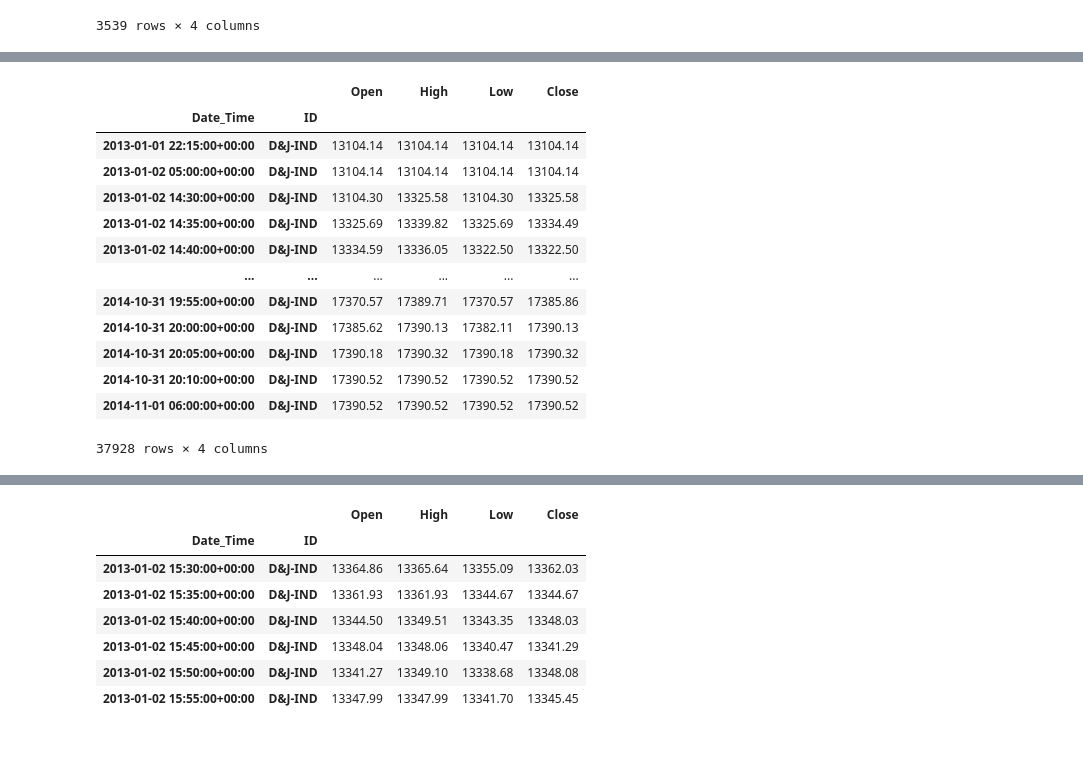
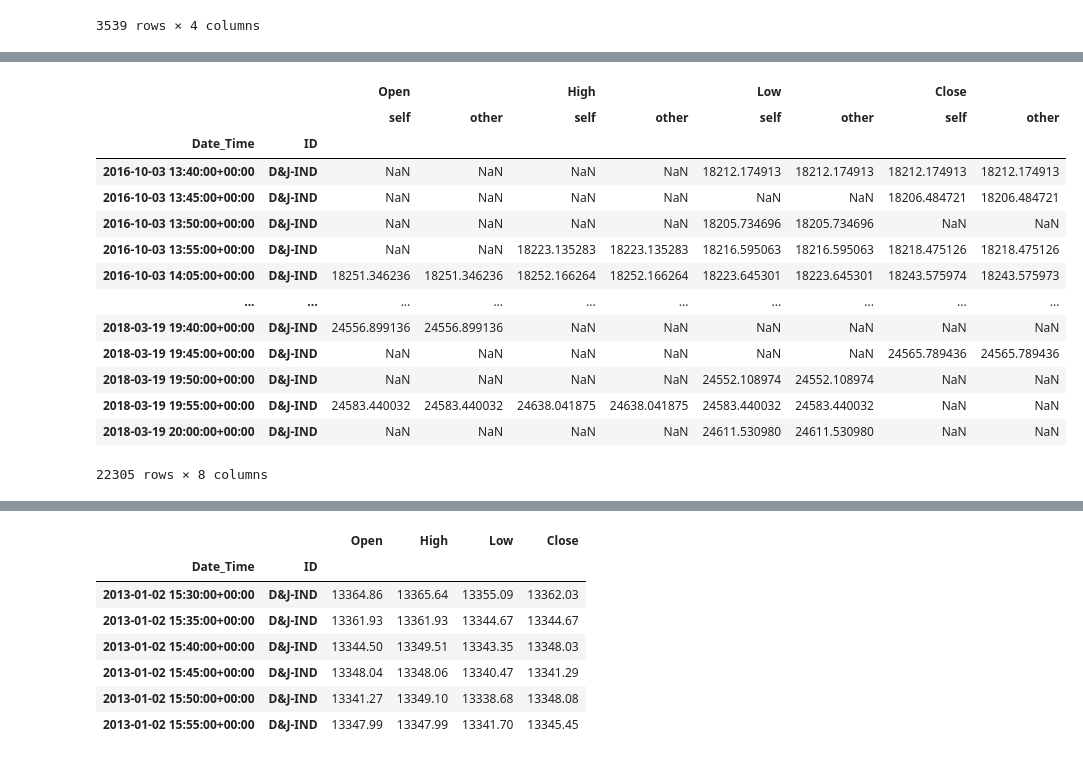
Before and after one commit to cwilko/marketinsights-price-aggregator, a Jupyter notebook: samples/Sandbox.ipynb, the cells around one changed output, grey strips where cells are left out. Cells and saved outputs as stored; diff of their text form; code cells hidden in the pictures.

Commit message:
OHLC parsing precision and Resampling updates

```diff
--- a/samples/Sandbox.ipynb
+++ b/samples/Sandbox.ipynb
@@ -243,7 +297,8 @@ data.loc[pd.IndexSlice[:,:"2016-10-06"],:]
 |  | 2016-10-06 23:00:00+00:00 | 18271.500000 | 18271.500000 | 18242.000000 | 18248.500000 |
 3539 rows × 4 columns
 # %%
-x = pd.read_csv("../datasources/finam/raw/D&J-IND_130101_141231.csv",
+file = "../datasources/finam/raw/D&J-IND_161003_180319.csv"
+x = pd.read_csv(file,
                           index_col=0,
                           parse_dates=[[0,1]],
                           header=None,
@@ -255,8 +310,21 @@ x = pd.read_csv("../datasources/finam/raw/D&J-IND_130101_141231.csv",
                           )
 
 newData = x.assign(ID="D&J-IND").reset_index().set_index(["Date_Time", "ID"]).astype(dtype={"Open": "Float64", "High": "Float64", "Low": "Float64", "Close": "Float64"})[["Open", "High", "Low", "Close"]]
-
 newData = ppl.localize(newData, "US/Eastern", "UTC")
 
-newData.loc[pd.IndexSlice[:"2050-01-01", :],:]
+y = pd.read_csv(file,
+                          index_col=0,
+                          parse_dates=[[0,1]],
+                          header=None,
+                          names=["Date", "Time", "Open", "High", "Low", "Close"],
+                          usecols=range(0, 6),
+                          skiprows=1,
+                          dayfirst=True,
+                          float_precision="high"
+                          )
+
+newData2 = y.assign(ID="D&J-IND").reset_index().set_index(["Date_Time", "ID"]).astype(dtype={"Open": "Float64", "High": "Float64", "Low": "Float64", "Close": "Float64"})[["Open", "High", "Low", "Close"]]
+newData2 = ppl.localize(newData2, "US/Eastern", "UTC")
+
+newData.compare(newData2)
 # %% [output]
@@ -277,18 +332,19 @@ newData.loc[pd.IndexSlice[:"2050-01-01", :],:]
-# %%
-newData[~newData.index.duplicated(keep='first')]
-# %% [output]
-|  |  | Open | High | Low | Close |
-| Date_Time | ID |  |  |  |  |
-| 2013-01-01 22:15:00+00:00 | D&J-IND | 13104.14 | 13104.14 | 13104.14 | 13104.14 |
-| 2013-01-02 05:00:00+00:00 | D&J-IND | 13104.14 | 13104.14 | 13104.14 | 13104.14 |
-| 2013-01-02 14:30:00+00:00 | D&J-IND | 13104.30 | 13325.58 | 13104.30 | 13325.58 |
-| 2013-01-02 14:35:00+00:00 | D&J-IND | 13325.69 | 13339.82 | 13325.69 | 13334.49 |
-| 2013-01-02 14:40:00+00:00 | D&J-IND | 13334.59 | 13336.05 | 13322.50 | 13322.50 |
-| ... | ... | ... | ... | ... | ... |
-| 2014-10-31 19:55:00+00:00 | D&J-IND | 17370.57 | 17389.71 | 17370.57 | 17385.86 |
-| 2014-10-31 20:00:00+00:00 | D&J-IND | 17385.62 | 17390.13 | 17382.11 | 17390.13 |
-| 2014-10-31 20:05:00+00:00 | D&J-IND | 17390.18 | 17390.32 | 17390.18 | 17390.32 |
-| 2014-10-31 20:10:00+00:00 | D&J-IND | 17390.52 | 17390.52 | 17390.52 | 17390.52 |
-| 2014-11-01 06:00:00+00:00 | D&J-IND | 17390.52 | 17390.52 | 17390.52 | 17390.52 |
-37928 rows × 4 columns
+# %%
+newData.compare(newData2)
+# %% [output]
+|  |  | Open |  | High |  | Low |  | Close |  |
+|  |  | self | other | self | other | self | other | self | other |
+| Date_Time | ID |  |  |  |  |  |  |  |  |
+| 2016-10-03 13:40:00+00:00 | D&J-IND | NaN | NaN | NaN | NaN | 18212.174913 | 18212.174913 | 18212.174913 | 18212.174913 |
+| 2016-10-03 13:45:00+00:00 | D&J-IND | NaN | NaN | NaN | NaN | NaN | NaN | 18206.484721 | 18206.484721 |
+| 2016-10-03 13:50:00+00:00 | D&J-IND | NaN | NaN | NaN | NaN | 18205.734696 | 18205.734696 | NaN | NaN |
+| 2016-10-03 13:55:00+00:00 | D&J-IND | NaN | NaN | 18223.135283 | 18223.135283 | 18216.595063 | 18216.595063 | 18218.475126 | 18218.475126 |
+| 2016-10-03 14:05:00+00:00 | D&J-IND | 18251.346236 | 18251.346236 | 18252.166264 | 18252.166264 | 18223.645301 | 18223.645301 | 18243.575974 | 18243.575973 |
+| ... | ... | ... | ... | ... | ... | ... | ... | ... | ... |
+| 2018-03-19 19:40:00+00:00 | D&J-IND | 24556.899136 | 24556.899136 | NaN | NaN | NaN | NaN | NaN | NaN |
+| 2018-03-19 19:45:00+00:00 | D&J-IND | NaN | NaN | NaN | NaN | NaN | NaN | 24565.789436 | 24565.789436 |
+| 2018-03-19 19:50:00+00:00 | D&J-IND | NaN | NaN | NaN | NaN | 24552.108974 | 24552.108974 | NaN | NaN |
+| 2018-03-19 19:55:00+00:00 | D&J-IND | 24583.440032 | 24583.440032 | 24638.041875 | 24638.041875 | 24583.440032 | 24583.440032 | NaN | NaN |
+| 2018-03-19 20:00:00+00:00 | D&J-IND | NaN | NaN | NaN | NaN | 24611.530980 | 24611.530980 | NaN | NaN |
+22305 rows × 8 columns
 # %%
```
Also changed, not shown: parts of 11 cells of this notebook, 7 other files.
